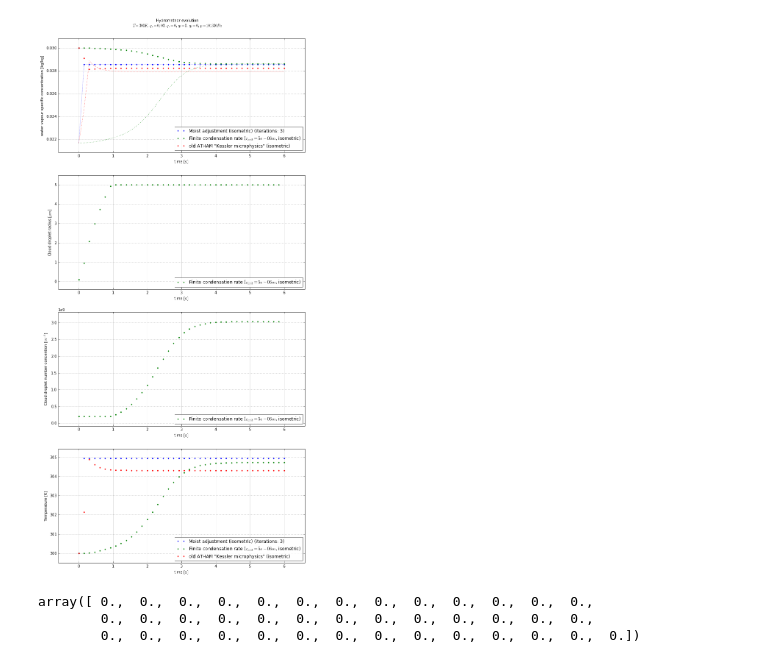
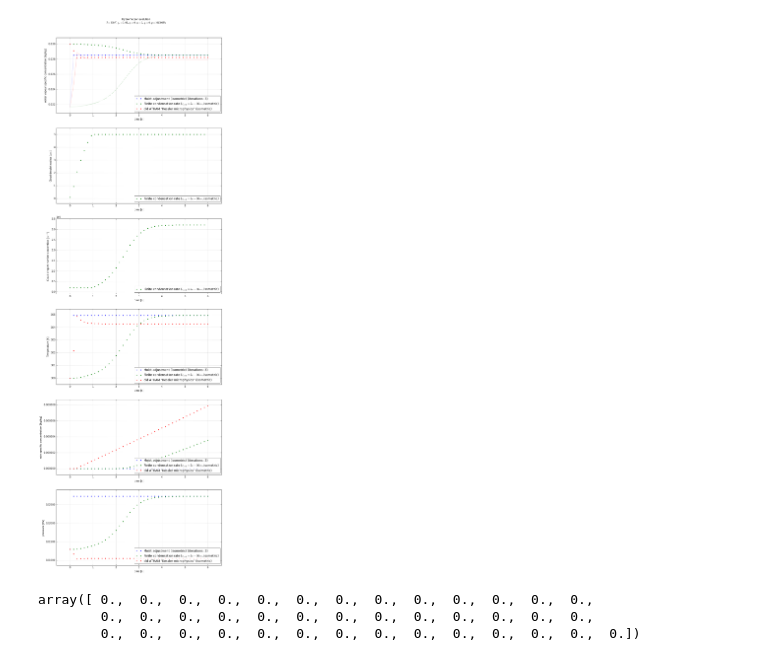
Before and after one commit to leifdenby/python-cloudmodel, a Jupyter notebook: pyclouds/notebooks/New droplet-formation model.ipynb, the cells around one changed output. Drawn from its saved outputs; the diff is of its cells as text; code cells hidden in the pictures.

```diff
--- a/pyclouds/notebooks/New droplet-formation model.ipynb
+++ b/pyclouds/notebooks/New droplet-formation model.ipynb
@@ -12,31 +12,31 @@ from unified_microphysics import constants as um_constants
 # %%
 initial_condition = np.zeros((Var.NUM))
 initial_condition[Var.q_v] = 3.0e-2
 initial_condition[Var.q_l] = 0.0e-2
 
 initial_condition[Var.T] = 300.
 initial_condition[Var.p] = 101300. # [Pa]
 
 t_ = np.linspace(0., 6., 40)
 
 SolverClass = odespy.Euler
 constants = ATHAM_constants
 
 solutions = []
 #solutions.append(microphysics_model.integrate(initial_condition=initial_condition, t=t_, p0=p0))
 solutions.append(cloud_microphysics.MoistAdjustmentMicrophysics(constants=constants).integrate(initial_condition=initial_condition, t=t_, iterations=3))
 #solutions.append(cloud_microphysics.MoistAdjustmentMicrophysics(constants=constants, model_constraint='isobaric').integrate(initial_condition=initial_condition, t=t_, iterations=3))
 
 sol_fcond = cloud_microphysics.FiniteCondensationTimeMicrophysics(constants=constants).integrate(initial_condition=initial_condition, t=t_, SolverClass=SolverClass)
 solutions.append(sol_fcond)
 solutions.append(cloud_microphysics.OldATHAMKesslerFortran().integrate(initial_condition=initial_condition, t=t_))
 
 
 
 #sol2.plot()
-plot = plot_hydrometeor_evolution(solutions, variables=['q_v', 'r_c', 'Nc', 'T', ], initial_condition=initial_condition)
+plot = plot_hydrometeor_evolution(solutions, variables=['q_v', 'r_c', 'Nc', 'T', 'q_r', 'p'], initial_condition=initial_condition)
 # %% [output]
-[figure, old version]
+[figure, new version]
 # %%
 sol_fcond.F[:,Var.r]
 # %% [output]
```
Also changed, not shown: 2 other files.
